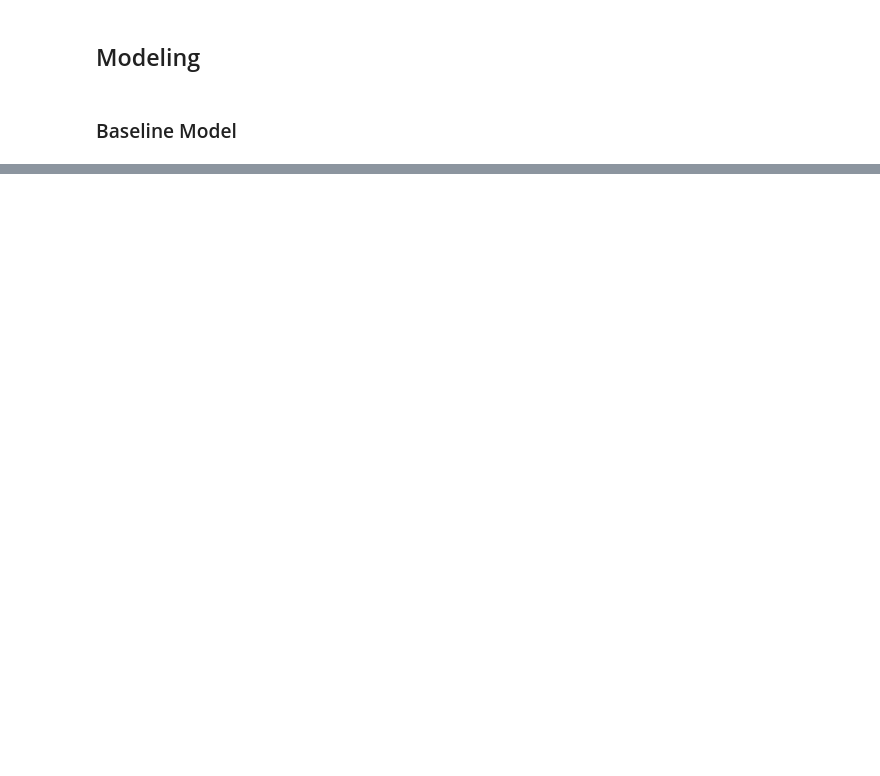
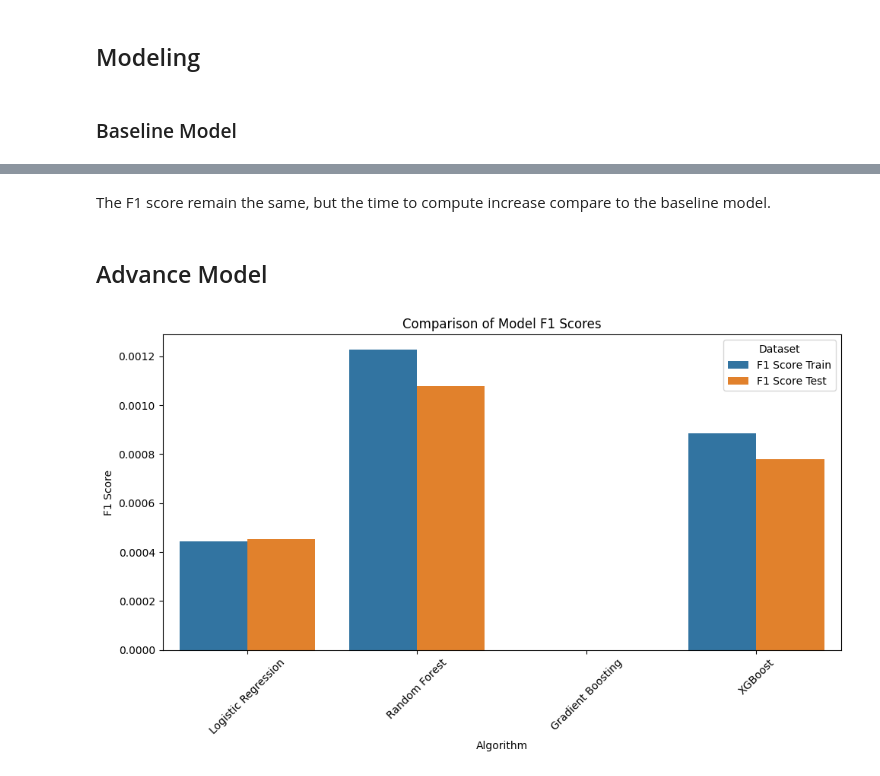
Before and after one commit to carloabimanyu/insurance-cross-selling, a Jupyter notebook: notebooks/notebook.ipynb, the cells around one changed output, grey strips where cells are left out. Cells and saved outputs as stored; diff of their text form; code cells hidden in the pictures; blank space fills up the shorter version.

```diff
--- a/notebooks/notebook.ipynb
+++ b/notebooks/notebook.ipynb
@@ -232,0 +333,50 @@ The low F1-score for "MONEY MONEY MONEY" indicates poor performance in predictin
+# %% [markdown]
+The F1 score remain the same, but the time to compute increase compare to the baseline model.
+# %% [markdown]
+## Advance Model
+# %%
+# Search advance performing model
+X_train, X_test, y_train, y_test = train_test_split(X, y, test_size=0.25, random_state=42)
+
+# List of models to
+models = [
+    ('Logistic Regression', LogisticRegression()),
+    ('Random Forest', RandomForestClassifier()),
+    ('Gradient Boosting', GradientBoostingClassifier()),
+    ('XGBoost', XGBClassifier())
+]
+
+# Initialize an empty list to store results
+results = []
+
+# Loop through each model
+for model_name, model in models:
+    model.fit(X_train, y_train)
+    y_pred_train = model.predict(X_train)
+    y_pred_test = model.predict(X_test)
+    f1_train = f1_score(y_train, y_pred_train)
+    f1_test = f1_score(y_test, y_pred_test)
+    results.append({
+        'Algorithm': model_name,
+        'F1 Score Train': f1_train,
+        'F1 Score Test': f1_test
+    })
+
+# Create a DataFrame from the results
+df_models = pd.DataFrame(results)
+
+# Melt the DataFrame for visualization
+df_melted = df_models.melt(id_vars='Algorithm', var_name='Dataset', value_name='F1 Score')
+
+# Plot the F1 scores
+plt.figure(figsize=(10, 6))
+sns.barplot(x='Algorithm', y='F1 Score', hue='Dataset', data=df_melted)
+plt.title('Comparison of Model F1 Scores')
+plt.ylabel('F1 Score')
+plt.xlabel('Algorithm')
+plt.legend(title='Dataset')
+plt.xticks(rotation=45)
+plt.tight_layout()
+plt.show()
+# %% [output]
+[figure, added]
```
Also changed, not shown: parts of 20 cells of this notebook, 1 other file.
